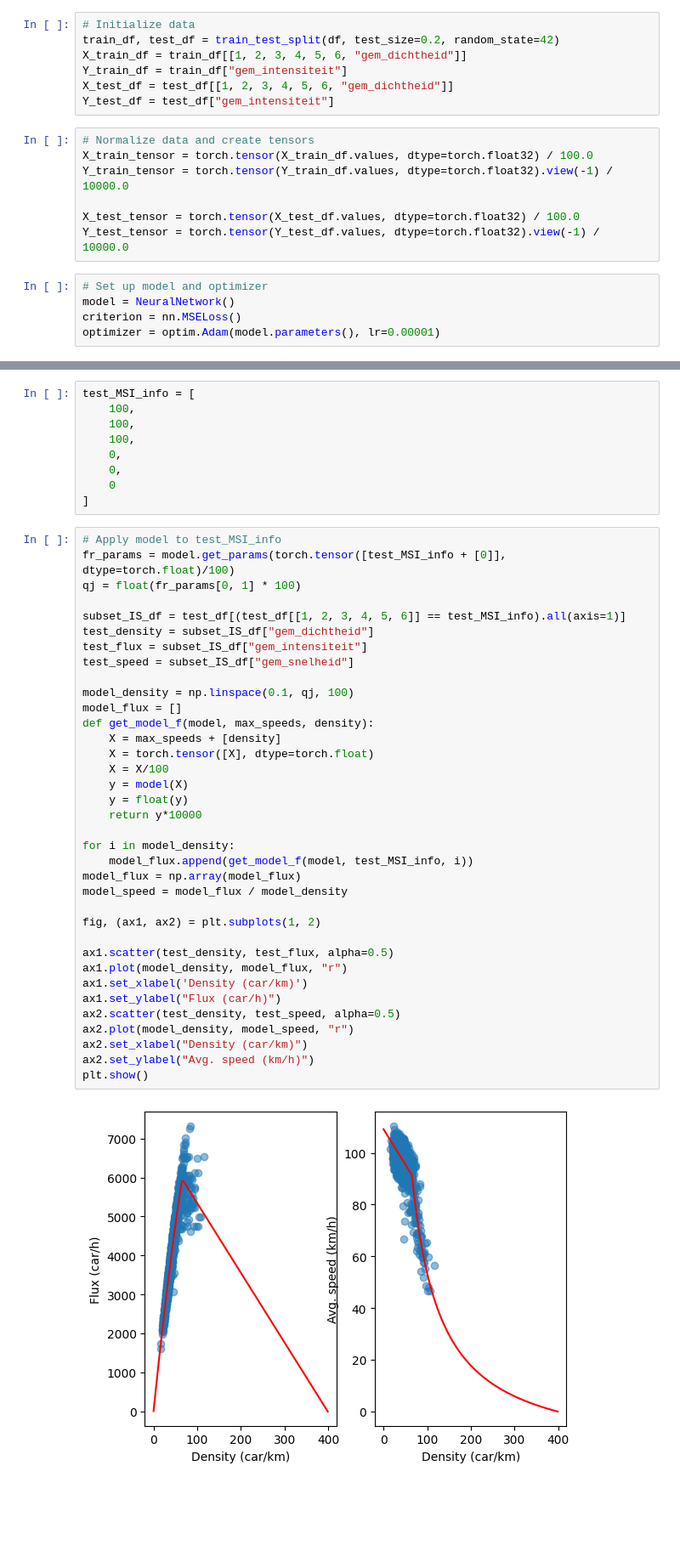
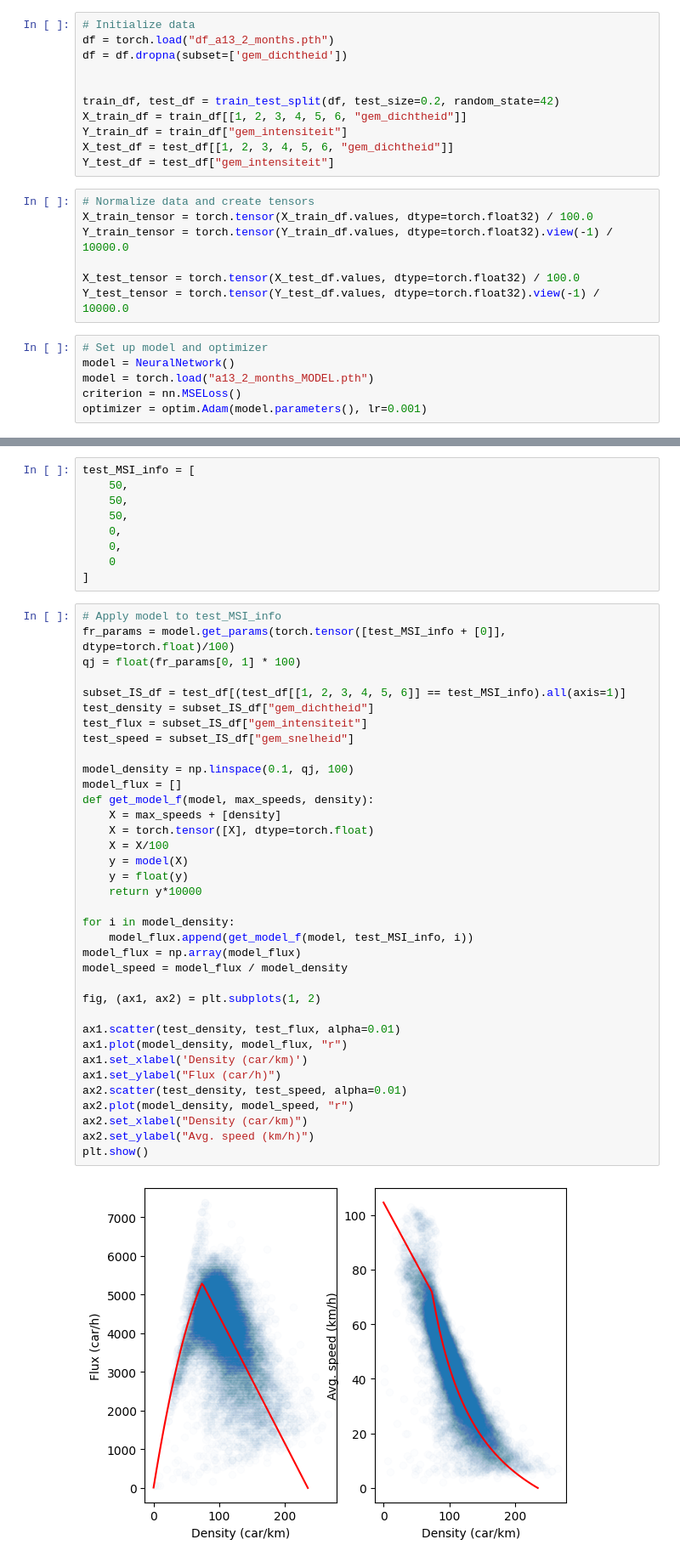
Before and after one commit to vossemeijssen/macroscopic_traffic_model, a Jupyter notebook: Training_method_2.ipynb, the cells around one changed output, grey strips where cells are left out. Shown: that part at 85% size. Saved outputs shown, nothing was run; the diff lists cells and outputs as text; blank space fills up the shorter version.

Commit message:
Added functionality, and updated some scripts to maken plots

```diff
--- a/Training_method_2.ipynb
+++ b/Training_method_2.ipynb
@@ -220,6 +221,10 @@ class NeuralNetwork(nn.Module):
         return fr_params
 # %%
 # Initialize data
+df = torch.load("df_a13_2_months.pth")
+df = df.dropna(subset=['gem_dichtheid'])
+
+
 train_df, test_df = train_test_split(df, test_size=0.2, random_state=42)
 X_train_df = train_df[[1, 2, 3, 4, 5, 6, "gem_dichtheid"]]
 Y_train_df = train_df["gem_intensiteit"]
@@ -235,6 +240,7 @@ Y_test_tensor = torch.tensor(Y_test_df.values, dtype=torch.float32).view(-1) / 1
 # %%
 # Set up model and optimizer
 model = NeuralNetwork()
+model = torch.load("a13_2_months_MODEL.pth")
 criterion = nn.MSELoss()
-optimizer = optim.Adam(model.parameters(), lr=0.00001)
+optimizer = optim.Adam(model.parameters(), lr=0.001)
 # %%
@@ -276,8 +274,8 @@ KeyboardInterrupt:
 # %%
 test_MSI_info = [
-    100,
-    100,
-    100,
+    50,
+    50,
+    50,
     0,
     0,
     0
@@ -290,33 +288,33 @@ qj = float(fr_params[0, 1] * 100)
 subset_IS_df = test_df[(test_df[[1, 2, 3, 4, 5, 6]] == test_MSI_info).all(axis=1)]
 test_density = subset_IS_df["gem_dichtheid"]
 test_flux = subset_IS_df["gem_intensiteit"]
 test_speed = subset_IS_df["gem_snelheid"]
 
 model_density = np.linspace(0.1, qj, 100)
 model_flux = []
 def get_model_f(model, max_speeds, density):
     X = max_speeds + [density]
     X = torch.tensor([X], dtype=torch.float)
     X = X/100
     y = model(X)
     y = float(y)
     return y*10000
 
 for i in model_density:
     model_flux.append(get_model_f(model, test_MSI_info, i))
 model_flux = np.array(model_flux)
 model_speed = model_flux / model_density
 
 fig, (ax1, ax2) = plt.subplots(1, 2)
 
-ax1.scatter(test_density, test_flux, alpha=0.5)
+ax1.scatter(test_density, test_flux, alpha=0.01)
 ax1.plot(model_density, model_flux, "r")
 ax1.set_xlabel('Density (car/km)')
 ax1.set_ylabel("Flux (car/h)")
-ax2.scatter(test_density, test_speed, alpha=0.5)
+ax2.scatter(test_density, test_speed, alpha=0.01)
 ax2.plot(model_density, model_speed, "r")
 ax2.set_xlabel("Density (car/km)")
 ax2.set_ylabel("Avg. speed (km/h)")
 plt.show()
 # %% [output]
-[figure, old version]
+[figure, new version]
```
Also changed, not shown: parts of 7 cells of this notebook, 3 other files.
